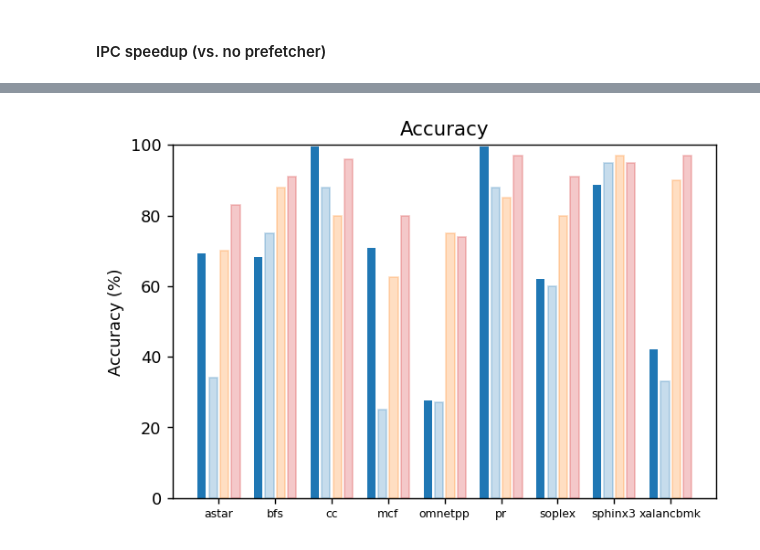
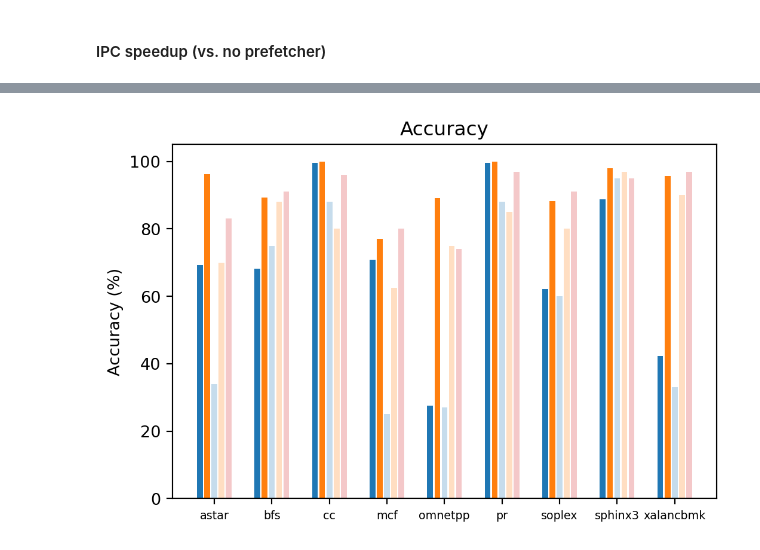
Before and after one commit to cmolder/voyager-analysis, a Jupyter notebook: 20211209-zhan-statistics.ipynb, the cells around one changed output, grey strips where cells are left out. Saved outputs shown, nothing was run; the diff lists cells and outputs as text; code cells hidden in the pictures.

```diff
--- a/20211209-zhan-statistics.ipynb
+++ b/20211209-zhan-statistics.ipynb
@@ -53,0 +36,9 @@ stats
+# %%
+# Add Offline UAC metrics to the table
+diffs = pd.read_csv(results_dir + 'diff.csv')
+diffs.Trace = diffs.Trace.map(lambda t: t.split('_')[0])
+diffs['Offline_UAC'] = (1 - diffs['diff12']) * 100.
+diffs.loc[diffs['diff12'] == 0, 'Offline_UAC'] = 0. # Set to 0 for BO traces that don't do any prefetches (e.g. mcf)
+offline_uacs = diffs[['Trace', 'Baseline', 'Offline_UAC']]
+offline_uacs = offline_uacs[offline_uacs['Baseline'].isin(['sisb', 'bo'])]
+diffs
@@ -53,0 +63,3 @@ stats
+# %%
+stats = pd.merge(stats, offline_uacs, how='outer')
+stats
@@ -62,14 +93,14 @@ def plot_results(df, column, y_label, subtitle=None, paper_data=None, factor = 1
     list of prefetchers and traces.
     """
     traces = sorted(set(df.Trace))
-    fig, ax = plt.subplots(dpi=128)
+    fig, ax = plt.subplots(dpi=196)
     #ax.grid()
     #ax.set_axisbelow(True) # Plot grid under bars.
 
     sep = 1
     if paper_data:
-        step_size = 0.2 #0.1
-        width = 0.15 #0.075
+        step_size = 0.125 #0.1
+        width = 0.1 #0.075
     else:
         step_size = 0.2
         width = 0.15
@@ -84,11 +115,11 @@ def plot_results(df, column, y_label, subtitle=None, paper_data=None, factor = 1
         )
         nsteps += 1
 
-#         ax.bar(i + nsteps*step_size, tr_data[df.Baseline == 'sisb'][column],
-#                color='C1', width=width,
-#                label='ISB' if i == 0 else ''
-#         )
-#         nsteps += 1
+        ax.bar(i + nsteps*step_size, tr_data[df.Baseline == 'sisb'][column],
+               color='C1', width=width,
+               label='SISB' if i == 0 else ''
+        )
+        nsteps += 1
 
 #         ax.bar(i + nsteps*step_size, tr_data[df.Baseline == 'sisb_bo'][column],
 #                color='C2', width=width,
@@ -98,26 +129,26 @@ def plot_results(df, column, y_label, subtitle=None, paper_data=None, factor = 1
 
         if paper_data and tr in paper_data:
             ax.bar(i*sep + nsteps*step_size, paper_data[tr]['Paper-BO'] * factor,
-                   color='C0', edgecolor='C0', alpha=0.25, width=width,
+                   color='C0', alpha=0.25, width=width, #edgecolor='C0',
                    label='Paper BO' if i == 0 else ''
             )
             nsteps += 1
 
             ax.bar(i*sep + nsteps*step_size, paper_data[tr]['Paper-ISB'] * factor,
-                   color='C1', edgecolor='C1', alpha=0.25, width=width,
+                   color='C1', alpha=0.25, width=width, #edgecolor='C1',
                    label='Paper ISB' if i == 0 else ''
             )
             nsteps += 1
 
             ax.bar(i*sep + nsteps*step_size, paper_data[tr]['Paper-Voyager'] * factor,
-                   color='C3', edgecolor='C3', alpha=0.25, width=width,
+                   color='C3',  alpha=0.25, width=width, #edgecolor='C3',
                    label='Paper Voyager' if i == 0 else ''
             )
             nsteps += 1
 
         if plot_baseline:
             ax.bar(i*sep + nsteps*step_size, tr_data[df.Baseline == 'no'][column] * factor,
-                   color='gray', edgecolor='gray', alpha=0.25, width=width,
+                   color='gray', alpha=0.25, width=width, #edgecolor='gray',
                    label='No prefetcher' if i == 0 else ''
             )
             nsteps += 1
@@ -161,12 +268,12 @@ Accuracy = useful / (useful + useless) prefetches
 # %%
 paper_accs = parse_paper_result_file('data/paper-values/paper_accuracies.csv', strip_prefixes=True)
 
 plot_results(
     stats, 'Accuracy', 'Accuracy (%)',
     factor=100,
-    ymin=0, ymax=100,
+    ymin=0, ymax=105,
     paper_data=paper_accs,
     legend=False
 )
 # %% [output]
-[figure, old version]
+[figure, new version]
```
Also changed, not shown: parts of 22 cells of this notebook, 8 other files.
